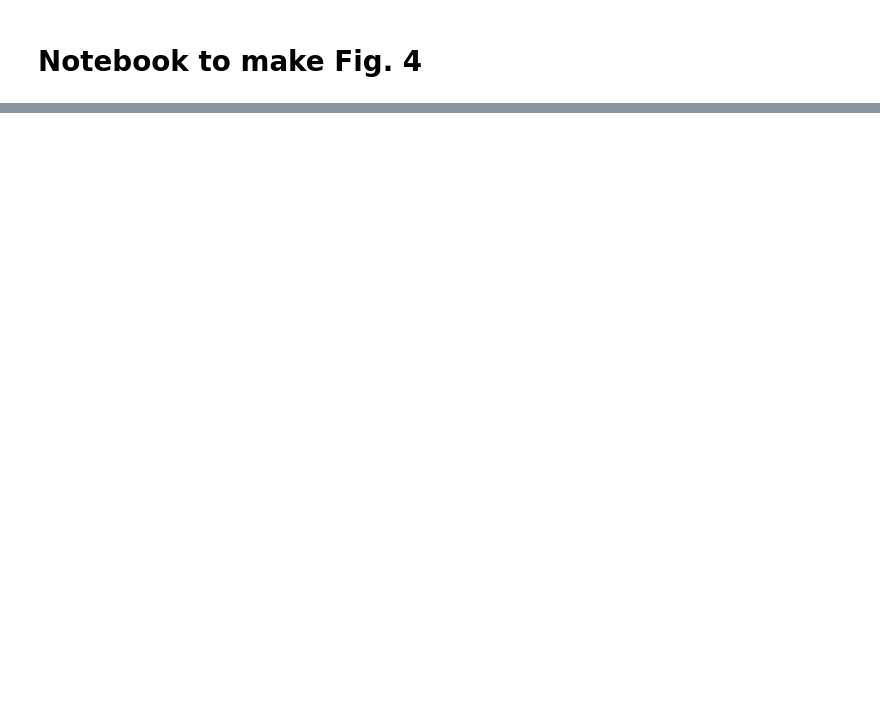
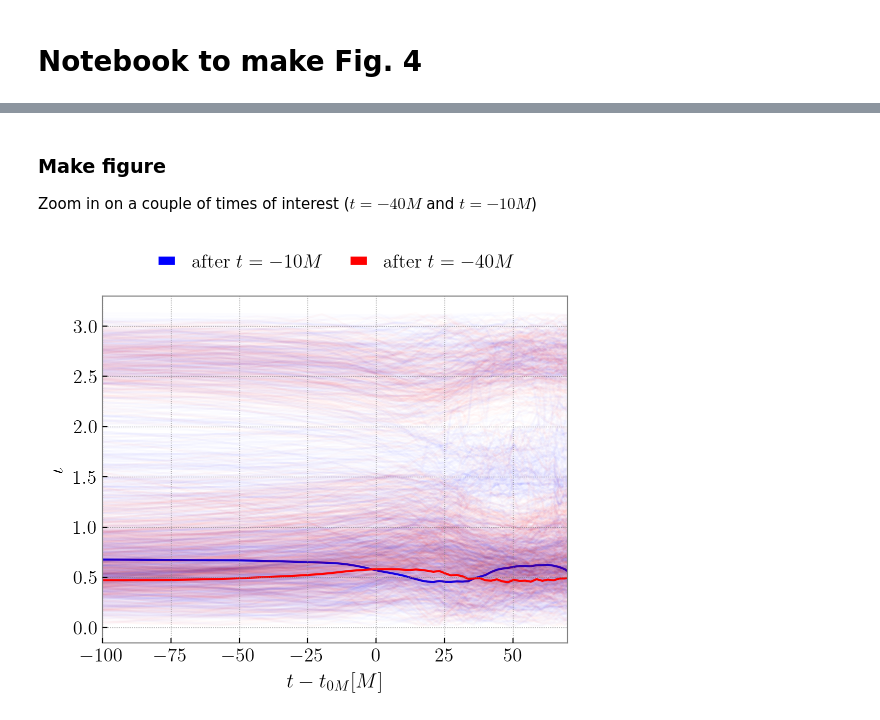
Before and after one commit to simonajmiller/gw190521-timedomain-release, a Jupyter notebook: figures/figure_04.ipynb, the cells around one changed output, grey strips where cells are left out. Saved outputs shown, nothing was run; the diff lists cells and outputs as text; code cells hidden in the pictures; blank space fills up the shorter version.

```diff
--- a/figures/figure_04.ipynb
+++ b/figures/figure_04.ipynb
@@ -31,0 +34,8 @@ style.use('plotting.mplstyle')
+# %%
+## TODO: finalize this with the real output dir
+data_dir = '/Users/smiller/Documents/gw190521-timedomain-release/data_simonas_laptop/'
+
+angles_vs_time_dict =  np.load(data_dir+'angles_vs_time_dict.npy', allow_pickle=True).item()
+# %%
+# Reconstruction dict has the posterior values stored in it
+reconstruction_dict = np.load(data_dir+"waveform_reconstructions_L1.npy",allow_pickle=True).item()
@@ -31,0 +53,41 @@ style.use('plotting.mplstyle')
+# %% [markdown]
+### Make figure
+
+Zoom in on a couple of times of interest ($t=-40M$ and $t=-10M$)
+# %%
+# Define some things for plotting
+colors = ['blue', 'red']
+# %%
+# Make figure
+times_to_plot = ['m10M', 'm40M']
+n_traces_to_plot = 500
+
+fig, axes = plt.subplots(1, 1)
+
+handles = []
+
+for i,tc in enumerate(times_to_plot):
+
+    # plot all traces
+    iota_vs_time = np.asarray(angles_vs_time_dict[f'rd {tc}']['incl_vs_time'])
+    time = np.asarray(angles_vs_time_dict[f'rd {tc}']['time_M'])
+    axes.plot(time.T, iota_vs_time.T, color=colors[i], alpha=0.01, zorder=0)
+
+    # plot maxP trace
+    imax = np.argmax(reconstruction_dict[f'rd {tc}']['params']['ln_posterior'])
+    axes.plot(time[imax,:], iota_vs_time[imax,:], color=colors[i], alpha=1, zorder=0)
+
+    lbl = tc.replace('m', '-') if tc[0]=='m' else tc
+    handles.append(Line2D([], [], color=colors[i],label=f'after $t = {lbl}$'))
+
+axes.set_xlim(-100, 70)
+axes.set_xlabel(r'$t-t_{0M} [M]$', fontsize=15)
+axes.set_ylabel(r'$\iota$', fontsize=15)
+
+axes.legend(handles=handles, fontsize=14, bbox_to_anchor=(0.1, 1.05, 0.8, .102),
+               loc='lower left', ncols=2, mode="expand", borderaxespad=0., frameon=False)
+
+#plt.savefig('figure_04.pdf', bbox_inches='tight')
+plt.show()
+# %% [output]
+[figure, added]
```
Also changed, not shown: parts of 2 cells of this notebook, 16 other files.
